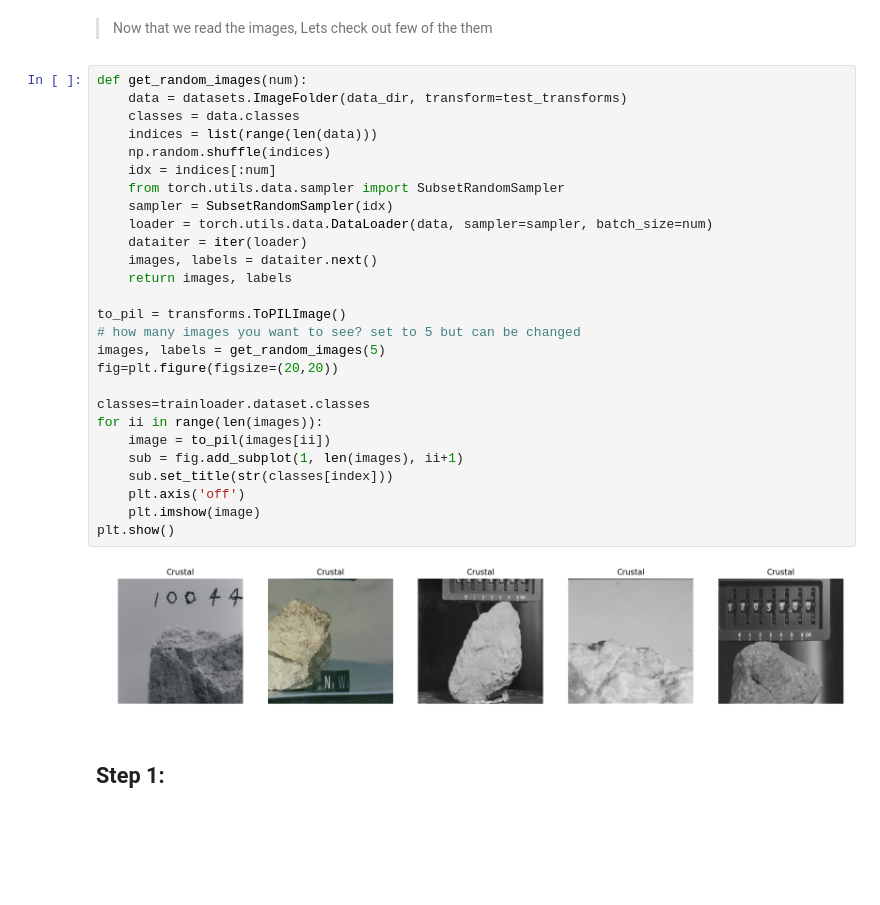
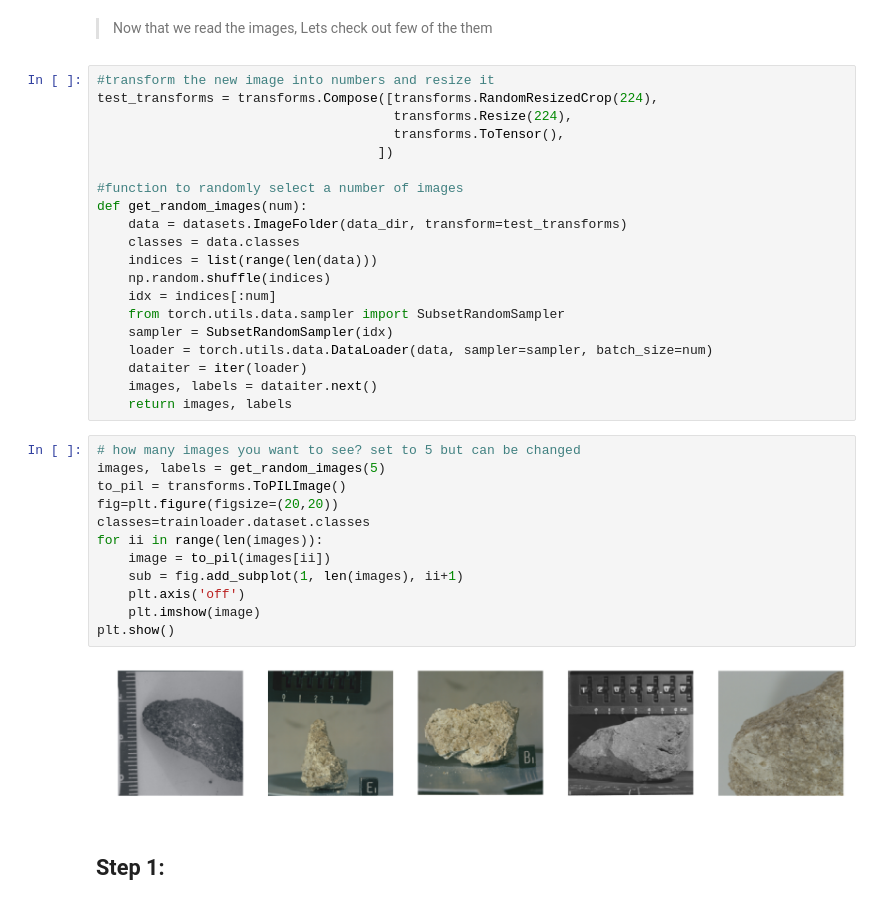
Before and after one commit to microsoft/aed-content-nasa-su20, a Jupyter notebook: rock_classifier.ipynb, the cells around one changed output. Saved outputs shown, nothing was run; the diff lists cells and outputs as text; blank space fills up the shorter version.

```diff
--- a/rock_classifier.ipynb
+++ b/rock_classifier.ipynb
@@ -141,35 +144,40 @@ Images will look like below after computers transform them into numbers
 <img src="images/pixels.png" width="500" align="right">
 # %% [markdown]
 > Now that we read the images, Lets check out few of the them
+# %%
+#transform the new image into numbers and resize it
+test_transforms = transforms.Compose([transforms.RandomResizedCrop(224),
+                                      transforms.Resize(224),
+                                      transforms.ToTensor(),
+                                    ])
+
+#function to randomly select a number of images
+def get_random_images(num):
+    data = datasets.ImageFolder(data_dir, transform=test_transforms)
+    classes = data.classes
+    indices = list(range(len(data)))
+    np.random.shuffle(indices)
+    idx = indices[:num]
+    from torch.utils.data.sampler import SubsetRandomSampler
+    sampler = SubsetRandomSampler(idx)
+    loader = torch.utils.data.DataLoader(data, sampler=sampler, batch_size=num)
+    dataiter = iter(loader)
+    images, labels = dataiter.next()
+    return images, labels
 # %%
-def get_random_images(num):
-    data = datasets.ImageFolder(data_dir, transform=test_transforms)
-    classes = data.classes
-    indices = list(range(len(data)))
-    np.random.shuffle(indices)
-    idx = indices[:num]
-    from torch.utils.data.sampler import SubsetRandomSampler
-    sampler = SubsetRandomSampler(idx)
-    loader = torch.utils.data.DataLoader(data, sampler=sampler, batch_size=num)
-    dataiter = iter(loader)
-    images, labels = dataiter.next()
-    return images, labels
-
-to_pil = transforms.ToPILImage()
 # how many images you want to see? set to 5 but can be changed
 images, labels = get_random_images(5)
+to_pil = transforms.ToPILImage()
 fig=plt.figure(figsize=(20,20))
-
 classes=trainloader.dataset.classes
 for ii in range(len(images)):
     image = to_pil(images[ii])
     sub = fig.add_subplot(1, len(images), ii+1)
-    sub.set_title(str(classes[index]))
     plt.axis('off')
     plt.imshow(image)
 plt.show()
 # %% [output]
-[figure, old version]
+[figure, new version]
 # %% [markdown]
 ## Step 1:
 # %% [markdown]
```
Also changed, not shown: parts of 8 cells of this notebook.
